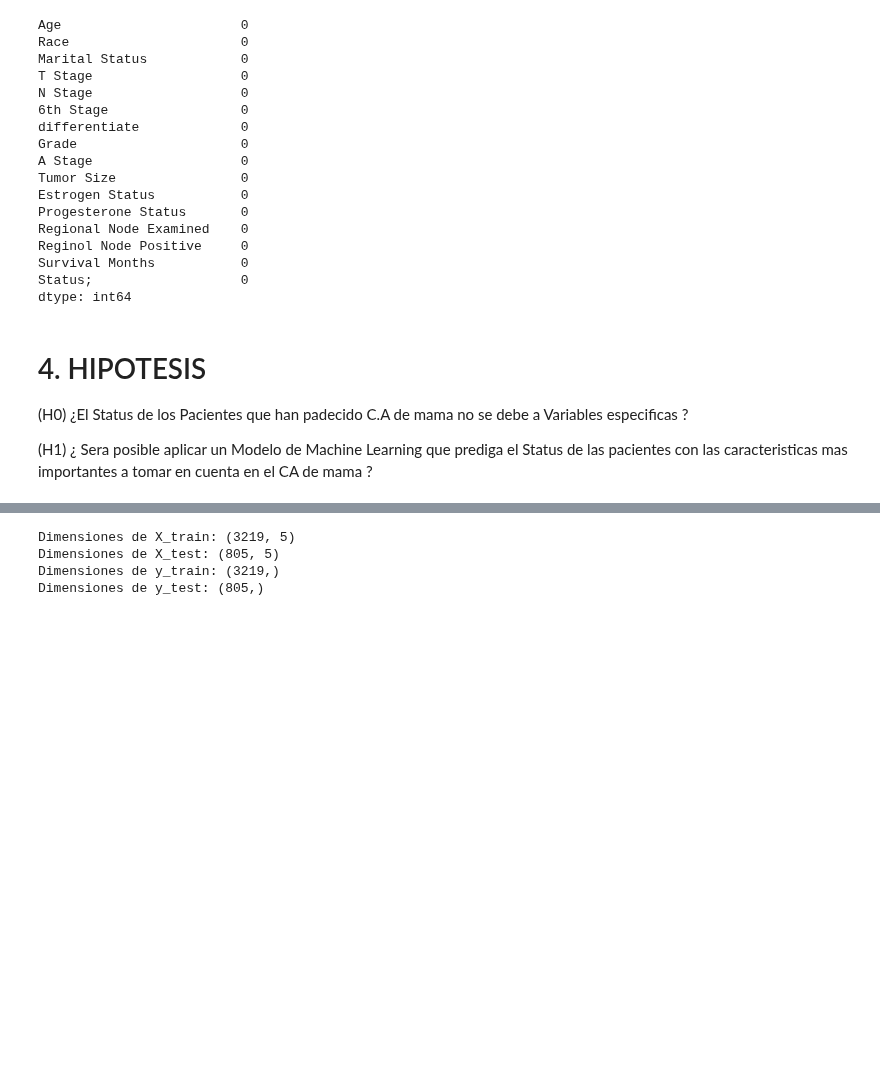
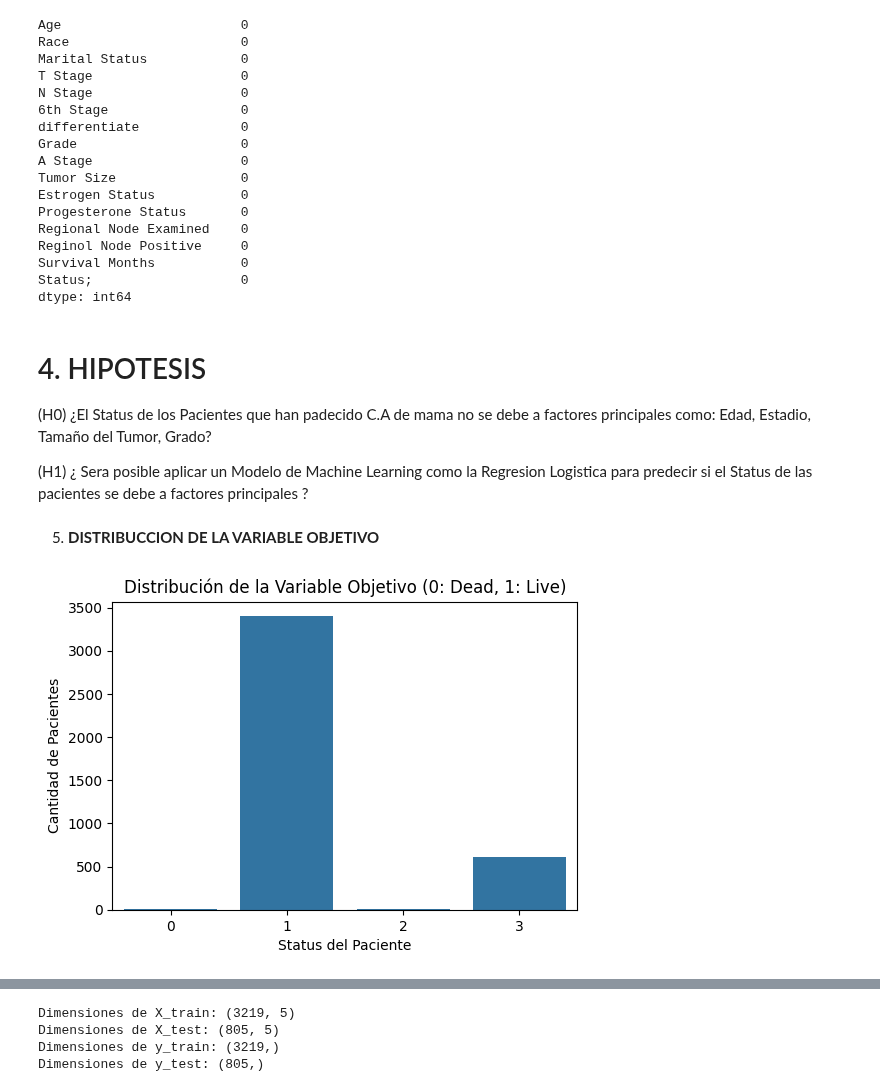
Before and after one commit to Betsymer14/-Proyecto-DS-ParteI-Betsymer-Lugo-.ipynb-, a Jupyter notebook: Copia_de_Untitled2.ipynb, the cells around one changed output, grey strips where cells are left out. Saved outputs shown, nothing was run; the diff lists cells and outputs as text; code cells hidden in the pictures; blank space fills up the shorter version.

```diff
--- a/Copia_de_Untitled2.ipynb
+++ b/Copia_de_Untitled2.ipynb
@@ -243,6 +223,17 @@ dtype: int64
 # %% [markdown]
 # 4. HIPOTESIS
 
-(H0) ¿El Status de los Pacientes que han padecido C.A de mama no se debe a Variables especificas ?
+(H0) ¿El Status de los Pacientes que han padecido C.A de mama no se debe a factores principales como: Edad, Estadio, Tamaño del Tumor, Grado?
 
-(H1) ¿ Sera posible aplicar un Modelo de Machine Learning que prediga el Status de las pacientes con las caracteristicas mas importantes a tomar en cuenta en el CA de mama ?
+(H1) ¿ Sera posible aplicar un Modelo de Machine Learning como la Regresion Logistica para predecir si el Status de las pacientes se debe a factores principales ?
+# %% [markdown]
+5. **DISTRIBUCCION DE LA VARIABLE OBJETIVO**
+# %%
+plt.figure(figsize=(6, 4))
+sns.countplot(x='Status;', data=df)
+plt.title('Distribución de la Variable Objetivo (0: Dead, 1: Live)')
+plt.xlabel('Status del Paciente')
+plt.ylabel('Cantidad de Pacientes')
+y_dist = df['Status;'].value_counts(normalize=True) * 100
+# %% [output]
+[figure, added]
```
Also changed, not shown: parts of 27 cells of this notebook.
